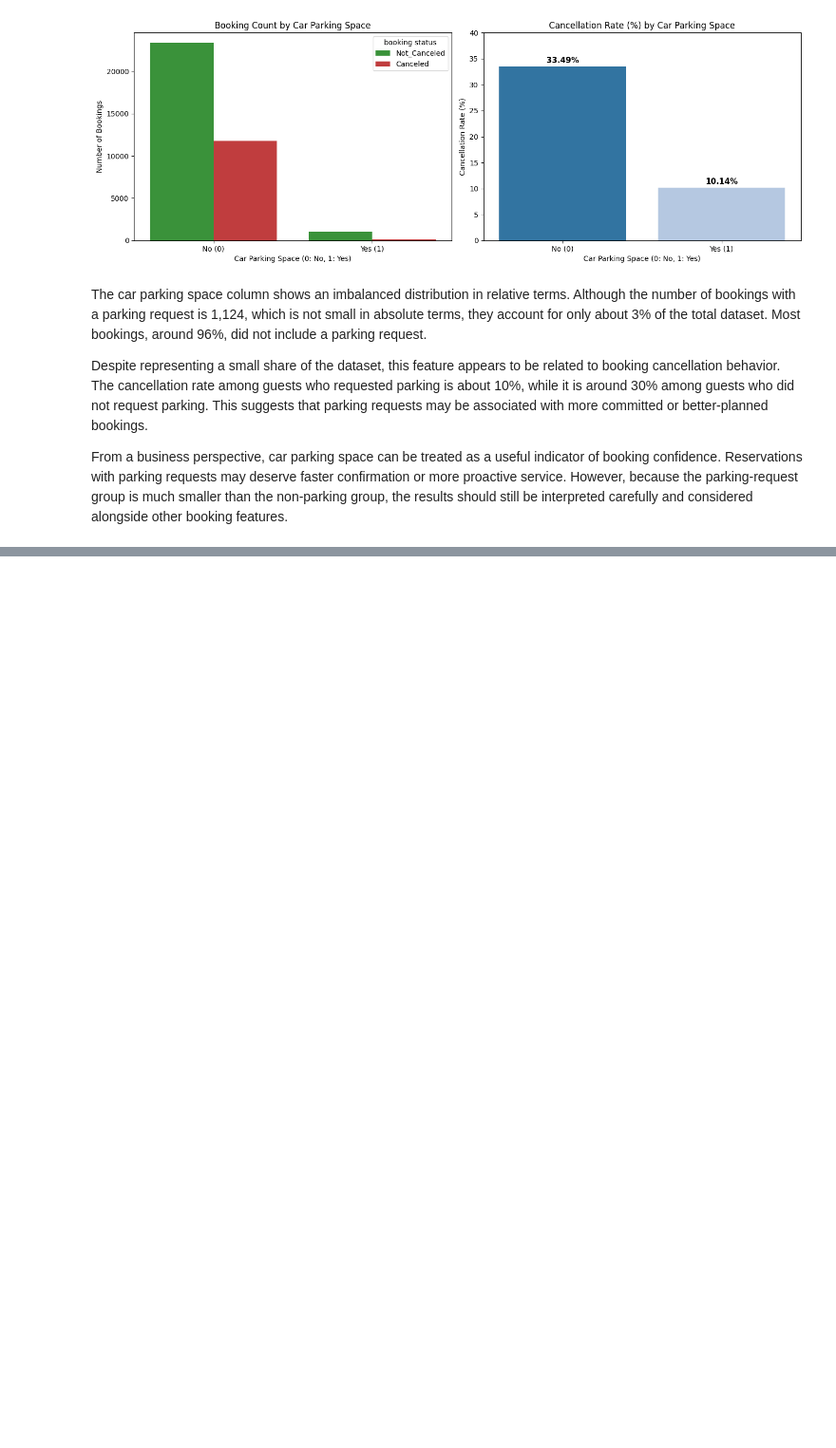
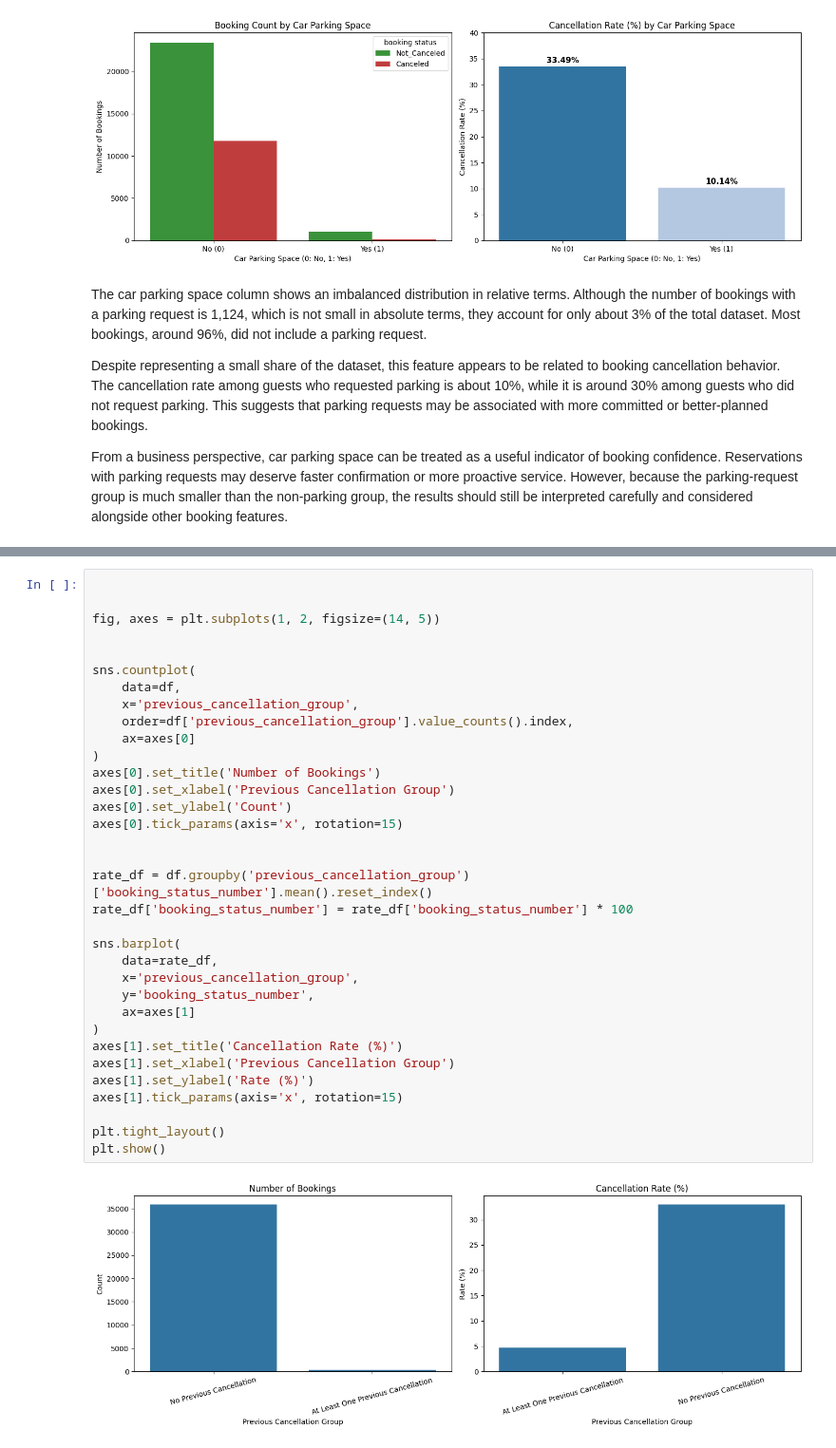
Before and after one commit to Ali13fffff/hotel-booking-cancellation-analysis, a Jupyter notebook: another_copy_of_untitled31.ipynb, the cells around one changed output, grey strips where cells are left out. Shown at 95% size. Cells and saved outputs as stored; diff of their text form; blank space fills up the shorter version.

```diff
--- a/another_copy_of_untitled31.ipynb
+++ b/another_copy_of_untitled31.ipynb
@@ -684,0 +741,36 @@ parking-request group is much smaller than the non-parking group, the results sh
+# %%
+
+
+fig, axes = plt.subplots(1, 2, figsize=(14, 5))
+
+
+sns.countplot(
+    data=df,
+    x='previous_cancellation_group',
+    order=df['previous_cancellation_group'].value_counts().index,
+    ax=axes[0]
+)
+axes[0].set_title('Number of Bookings')
+axes[0].set_xlabel('Previous Cancellation Group')
+axes[0].set_ylabel('Count')
+axes[0].tick_params(axis='x', rotation=15)
+
+
+rate_df = df.groupby('previous_cancellation_group')['booking_status_number'].mean().reset_index()
+rate_df['booking_status_number'] = rate_df['booking_status_number'] * 100
+
+sns.barplot(
+    data=rate_df,
+    x='previous_cancellation_group',
+    y='booking_status_number',
+    ax=axes[1]
+)
+axes[1].set_title('Cancellation Rate (%)')
+axes[1].set_xlabel('Previous Cancellation Group')
+axes[1].set_ylabel('Rate (%)')
+axes[1].tick_params(axis='x', rotation=15)
+
+plt.tight_layout()
+plt.show()
+# %% [output]
+[figure, added]
```
Also changed, not shown: parts of 2 cells of this notebook.
